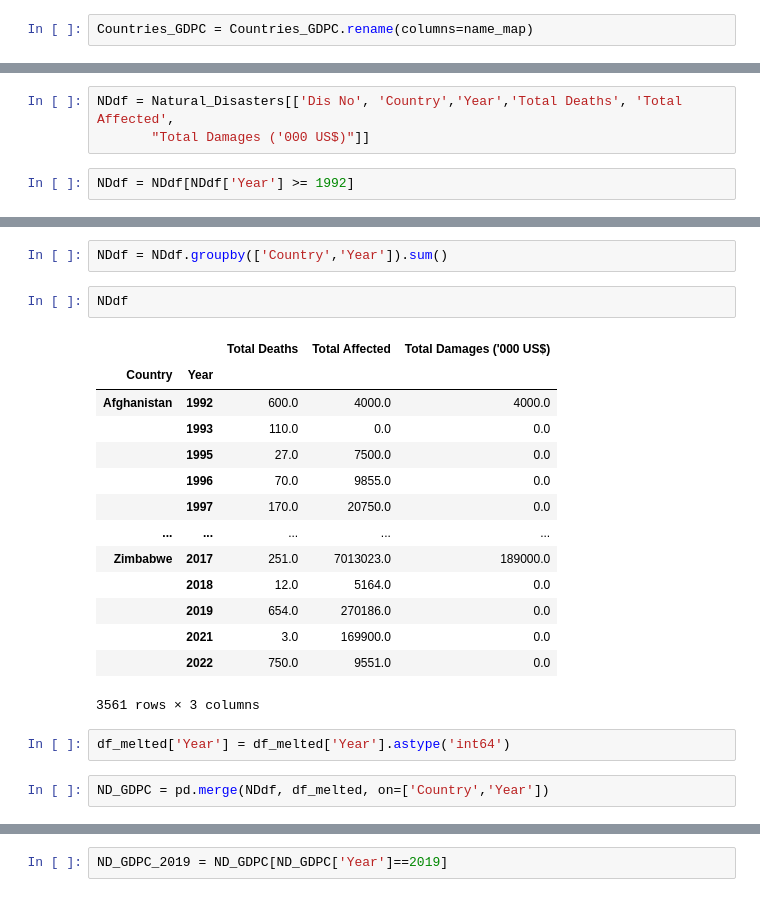
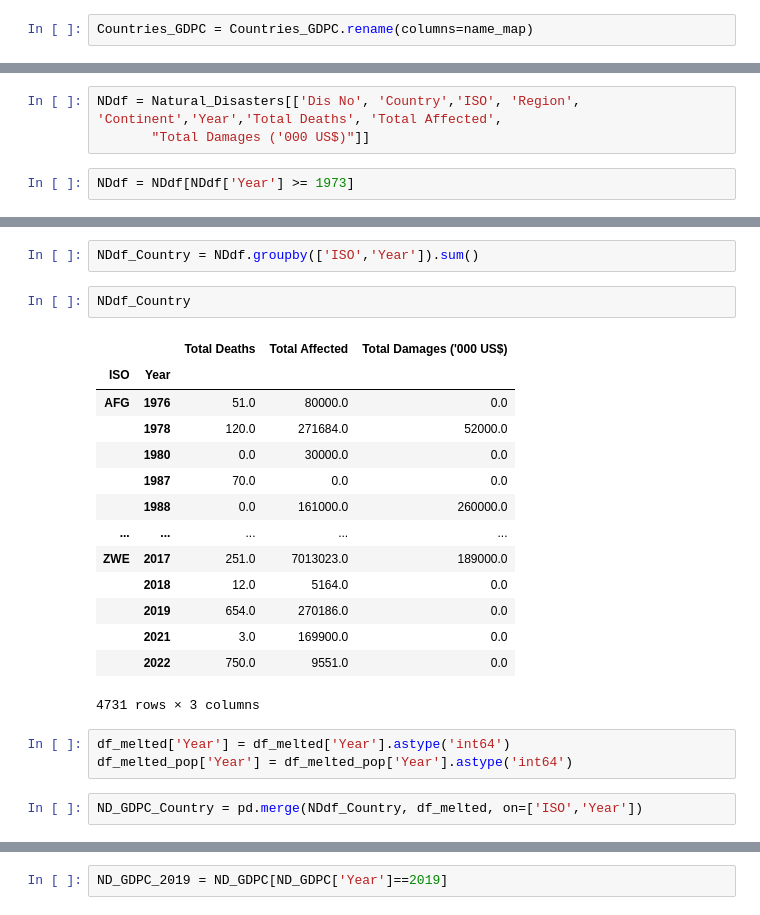
Before and after one commit to vaggkall/Natural_Disasters_Visualisations, a Jupyter notebook: Natural_Disasters_GDP.ipynb, the cells around one changed output, grey strips where cells are left out. Drawn from its saved outputs; the diff is of its cells as text.

```diff
--- a/Natural_Disasters_GDP.ipynb
+++ b/Natural_Disasters_GDP.ipynb
@@ -294,5 +418,5 @@ df_melted
 # %%
-NDdf = Natural_Disasters[['Dis No', 'Country','Year','Total Deaths', 'Total Affected',
+NDdf = Natural_Disasters[['Dis No', 'Country','ISO', 'Region', 'Continent','Year','Total Deaths', 'Total Affected',
        "Total Damages ('000 US$)"]]
 # %%
-NDdf = NDdf[NDdf['Year'] >= 1992]
+NDdf = NDdf[NDdf['Year'] >= 1973]
@@ -299,24 +458,25 @@ NDdf = NDdf[NDdf['Year'] >= 1992]
 # %%
-NDdf = NDdf.groupby(['Country','Year']).sum()
+NDdf_Country = NDdf.groupby(['ISO','Year']).sum()
 # %%
-NDdf
+NDdf_Country
 # %% [output]
 |  |  | Total Deaths | Total Affected | Total Damages ('000 US$) |
-| Country | Year |  |  |  |
-| Afghanistan | 1992 | 600.0 | 4000.0 | 4000.0 |
-|  | 1993 | 110.0 | 0.0 | 0.0 |
-|  | 1995 | 27.0 | 7500.0 | 0.0 |
-|  | 1996 | 70.0 | 9855.0 | 0.0 |
-|  | 1997 | 170.0 | 20750.0 | 0.0 |
+| ISO | Year |  |  |  |
+| AFG | 1976 | 51.0 | 80000.0 | 0.0 |
+|  | 1978 | 120.0 | 271684.0 | 52000.0 |
+|  | 1980 | 0.0 | 30000.0 | 0.0 |
+|  | 1987 | 70.0 | 0.0 | 0.0 |
+|  | 1988 | 0.0 | 161000.0 | 260000.0 |
 | ... | ... | ... | ... | ... |
-| Zimbabwe | 2017 | 251.0 | 7013023.0 | 189000.0 |
+| ZWE | 2017 | 251.0 | 7013023.0 | 189000.0 |
 |  | 2018 | 12.0 | 5164.0 | 0.0 |
 |  | 2019 | 654.0 | 270186.0 | 0.0 |
 |  | 2021 | 3.0 | 169900.0 | 0.0 |
 |  | 2022 | 750.0 | 9551.0 | 0.0 |
-3561 rows × 3 columns
+4731 rows × 3 columns
 # %%
 df_melted['Year'] = df_melted['Year'].astype('int64')
+df_melted_pop['Year'] = df_melted_pop['Year'].astype('int64')
 # %%
-ND_GDPC = pd.merge(NDdf, df_melted, on=['Country','Year'])
+ND_GDPC_Country = pd.merge(NDdf_Country, df_melted, on=['ISO','Year'])
 # %%
```
Also changed, not shown: parts of 63 cells of this notebook, 3 other files.
